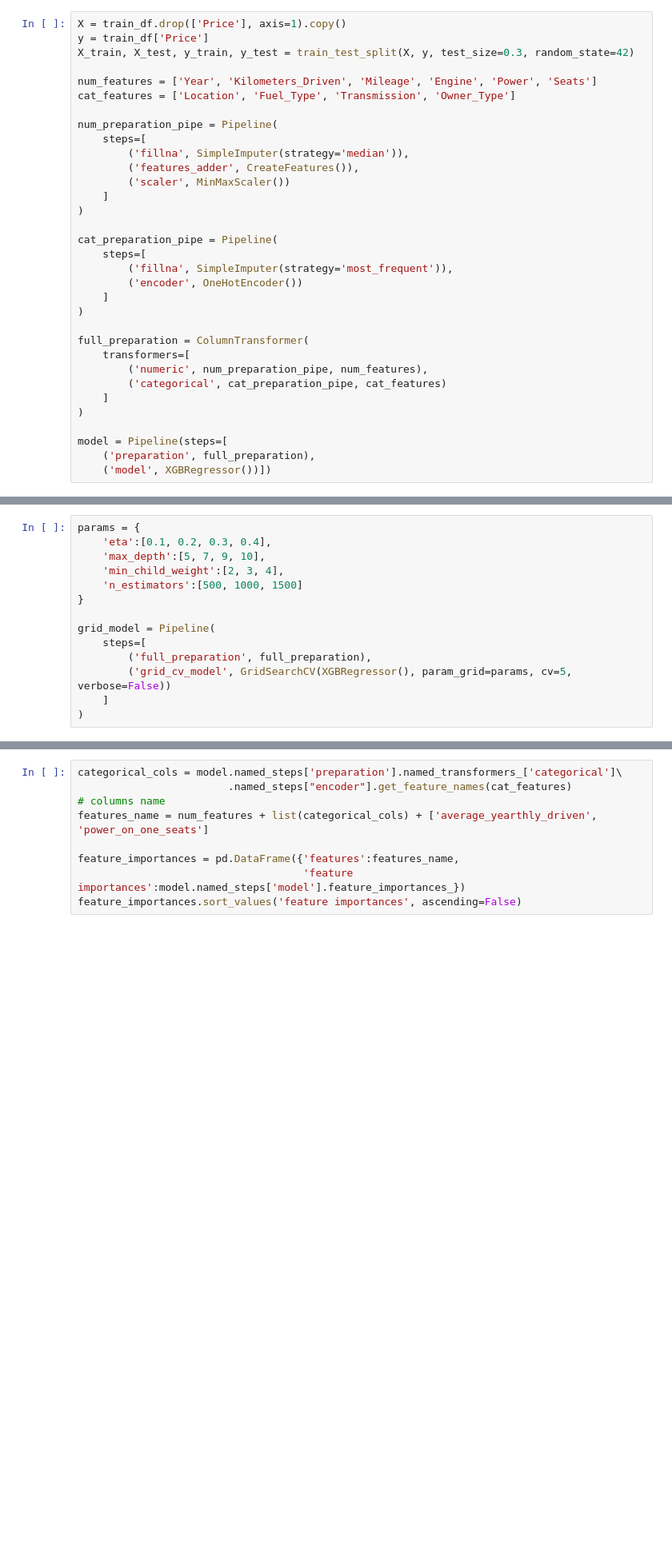
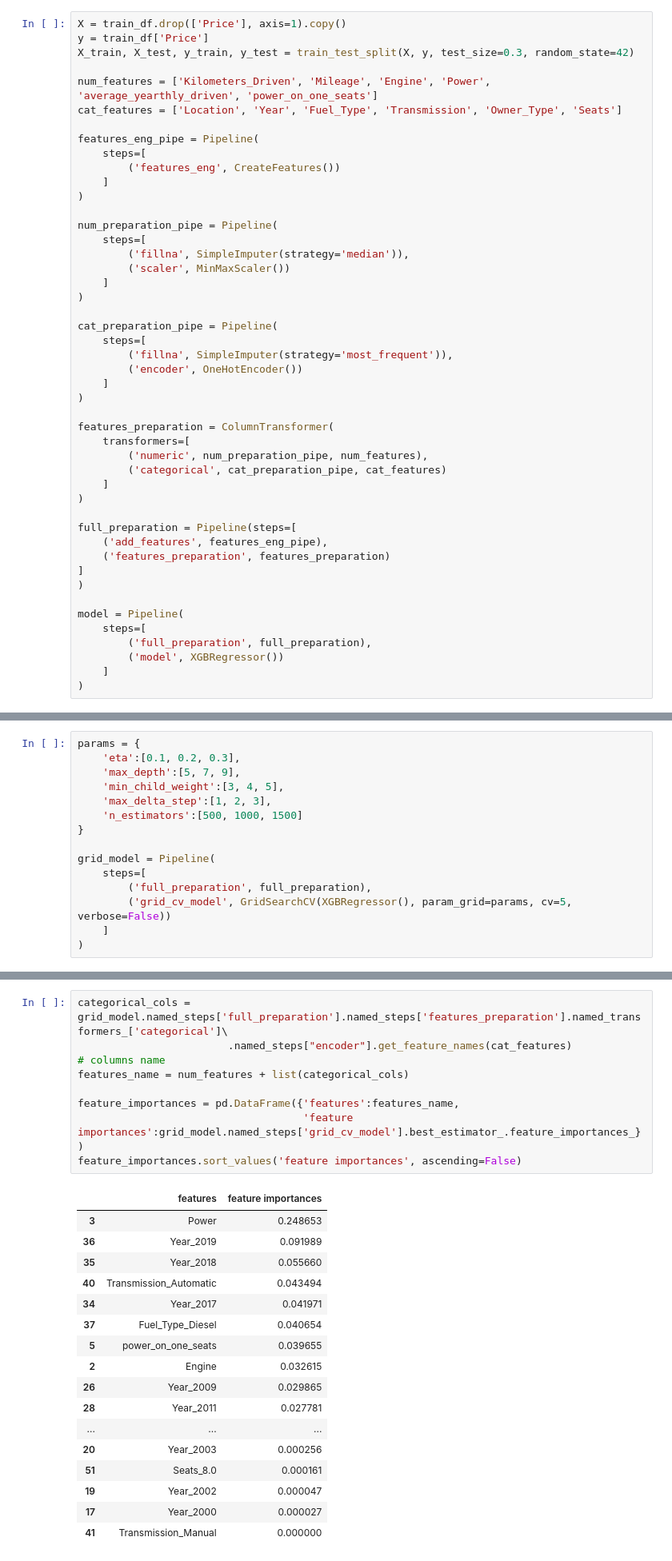
Before and after one commit to Vvold/Cars-Price-Prediction-XGBoost, a Jupyter notebook: Cars Price Prediction Using XGBoost.ipynb, the cells around one changed output, grey strips where cells are left out. Shown at 80% size. Cells and saved outputs as stored; diff of their text form; blank space fills up the shorter version.

Commit message:
add README, update Pipeline

```diff
--- a/Cars Price Prediction Using XGBoost.ipynb
+++ b/Cars Price Prediction Using XGBoost.ipynb
@@ -308,13 +304,18 @@ X = train_df.drop(['Price'], axis=1).copy()
 y = train_df['Price']
 X_train, X_test, y_train, y_test = train_test_split(X, y, test_size=0.3, random_state=42)
 
-num_features = ['Year', 'Kilometers_Driven', 'Mileage', 'Engine', 'Power', 'Seats']
-cat_features = ['Location', 'Fuel_Type', 'Transmission', 'Owner_Type']
+num_features = ['Kilometers_Driven', 'Mileage', 'Engine', 'Power', 'average_yearthly_driven', 'power_on_one_seats']
+cat_features = ['Location', 'Year', 'Fuel_Type', 'Transmission', 'Owner_Type', 'Seats']
+
+features_eng_pipe = Pipeline(
+    steps=[
+        ('features_eng', CreateFeatures())
+    ]
+)
 
 num_preparation_pipe = Pipeline(
     steps=[
         ('fillna', SimpleImputer(strategy='median')),
-        ('features_adder', CreateFeatures()),
         ('scaler', MinMaxScaler())
     ]
 )
@@ -326,15 +327,24 @@ cat_preparation_pipe = Pipeline(
     ]
 )
 
-full_preparation = ColumnTransformer(
+features_preparation = ColumnTransformer(
     transformers=[
         ('numeric', num_preparation_pipe, num_features),
         ('categorical', cat_preparation_pipe, cat_features)
     ]
 )
 
-model = Pipeline(steps=[
-    ('preparation', full_preparation),
-    ('model', XGBRegressor())])
+full_preparation = Pipeline(steps=[
+    ('add_features', features_eng_pipe),
+    ('features_preparation', features_preparation)
+]
+)
+
+model = Pipeline(
+    steps=[
+        ('full_preparation', full_preparation),
+        ('model', XGBRegressor())
+    ]
+)
 # %%
 model.fit(X_train, y_train)
@@ -346,9 +355,10 @@ MSE = 5.515095147986603
 ## GridSearch
 # %%
 params = {
-    'eta':[0.1, 0.2, 0.3, 0.4],
-    'max_depth':[5, 7, 9, 10],
-    'min_child_weight':[2, 3, 4],
+    'eta':[0.1, 0.2, 0.3],
+    'max_depth':[5, 7, 9],
+    'min_child_weight':[3, 4, 5],
+    'max_delta_step':[1, 2, 3],
     'n_estimators':[500, 1000, 1500]
 }
 
@@ -372,12 +384,30 @@ best_params = {'eta': 0.1, 'max_depth': 5, 'min_child_weight': 4, 'n_estimators'
 # %% [markdown]
 ### Features importance
 # %%
-categorical_cols = model.named_steps['preparation'].named_transformers_['categorical']\
+categorical_cols = grid_model.named_steps['full_preparation'].named_steps['features_preparation'].named_transformers_['categorical']\
                         .named_steps["encoder"].get_feature_names(cat_features)
 # columns name
-features_name = num_features + list(categorical_cols) + ['average_yearthly_driven', 'power_on_one_seats']
+features_name = num_features + list(categorical_cols)
 
 feature_importances = pd.DataFrame({'features':features_name,
-                                    'feature importances':model.named_steps['model'].feature_importances_})
+                                    'feature importances':grid_model.named_steps['grid_cv_model'].best_estimator_.feature_importances_})
 feature_importances.sort_values('feature importances', ascending=False)
+# %% [output]
+|  | features | feature importances |
+| 3 | Power | 0.248653 |
+| 36 | Year_2019 | 0.091989 |
+| 35 | Year_2018 | 0.055660 |
+| 40 | Transmission_Automatic | 0.043494 |
+| 34 | Year_2017 | 0.041971 |
+| 37 | Fuel_Type_Diesel | 0.040654 |
+| 5 | power_on_one_seats | 0.039655 |
+| 2 | Engine | 0.032615 |
+| 26 | Year_2009 | 0.029865 |
+| 28 | Year_2011 | 0.027781 |
+| ... | ... | ... |
+| 20 | Year_2003 | 0.000256 |
+| 51 | Seats_8.0 | 0.000161 |
+| 19 | Year_2002 | 0.000047 |
+| 17 | Year_2000 | 0.000027 |
+| 41 | Transmission_Manual | 0.000000 |
 # %% [markdown]
```
Also changed, not shown: parts of 6 cells of this notebook, 1 other file.
